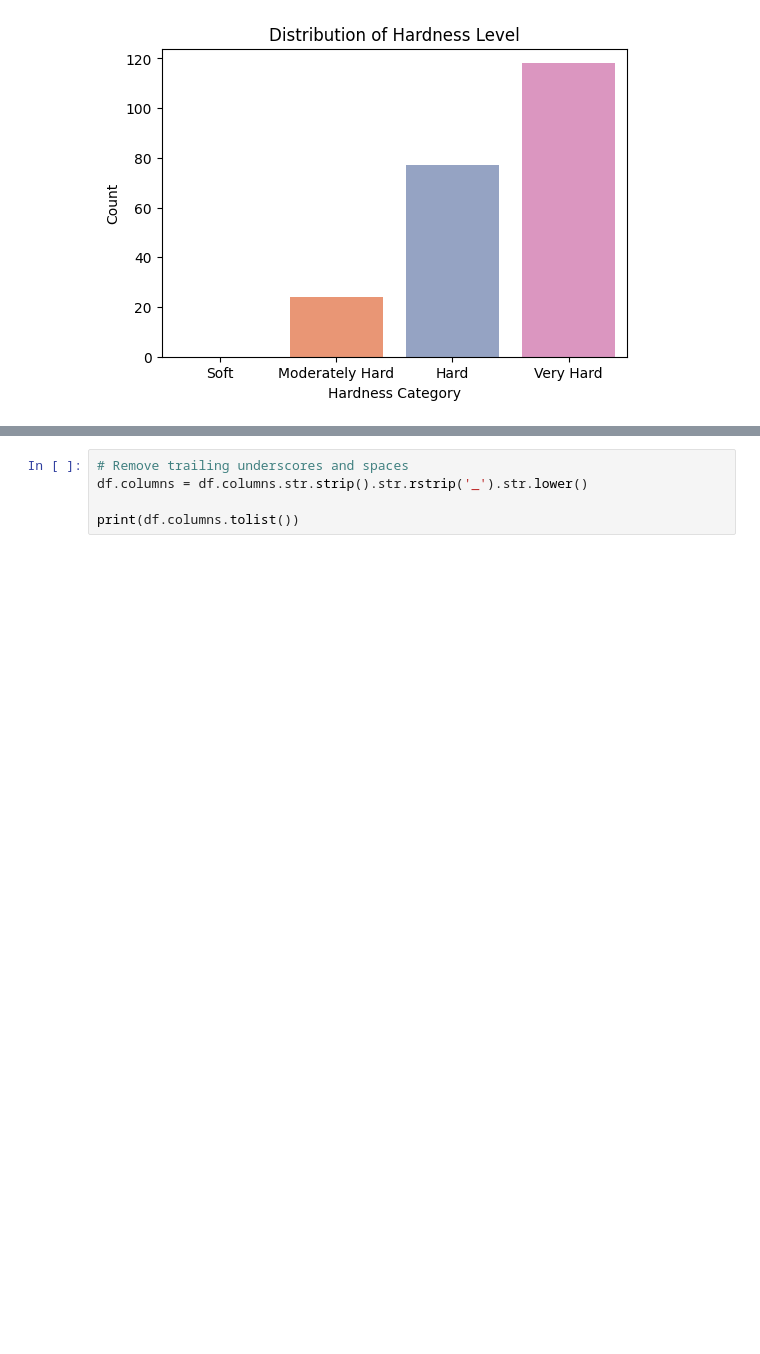
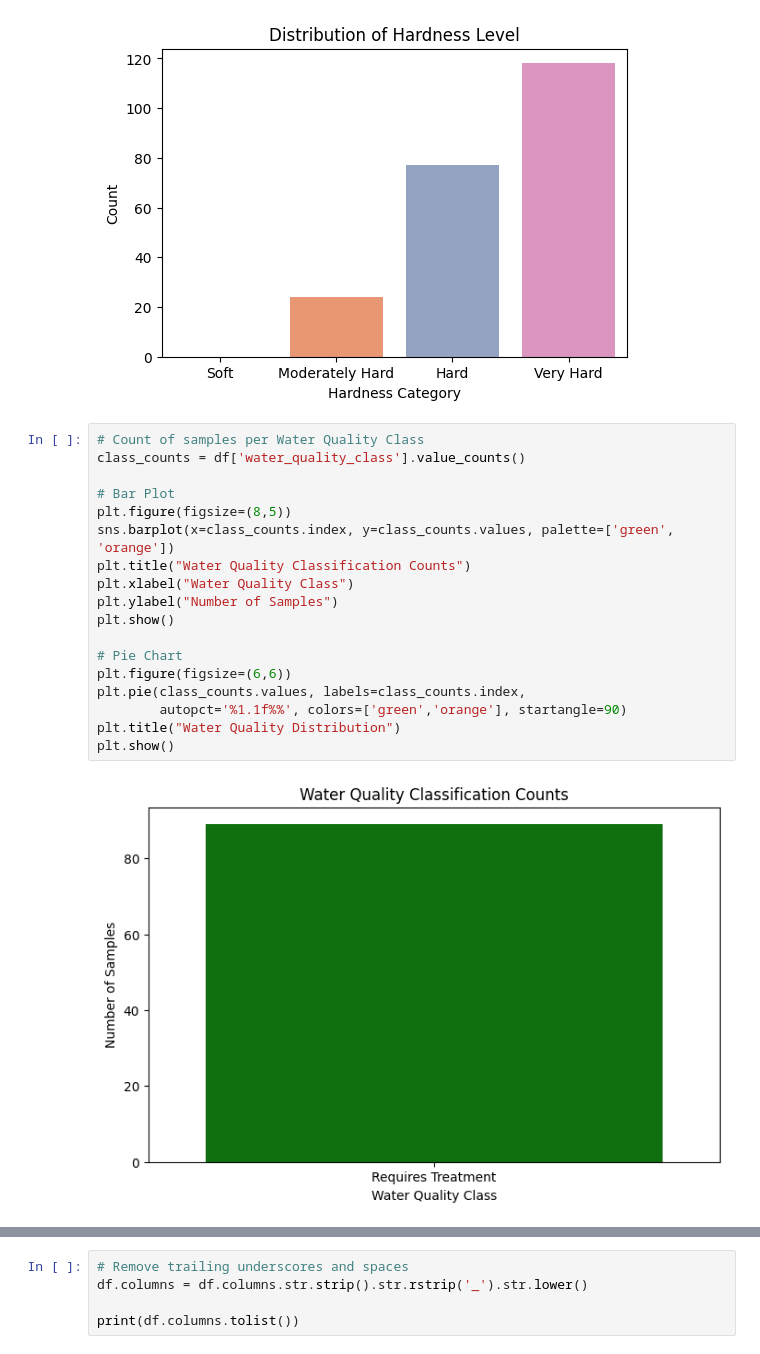
Before and after one commit to Jeremy809/Workplace, a Jupyter notebook: QCTO---Workplace-Module-Notebook-Template-4571.ipynb, the cells around one changed output, grey strips where cells are left out. Drawn from its saved outputs; the diff is of its cells as text; blank space fills up the shorter version.

```diff
--- a/QCTO---Workplace-Module-Notebook-Template-4571.ipynb
+++ b/QCTO---Workplace-Module-Notebook-Template-4571.ipynb
@@ -388,3 +447,23 @@ plt.ylabel("Count")
 plt.show()
 # %% [output]
 [figure]
+# %%
+# Count of samples per Water Quality Class
+class_counts = df['water_quality_class'].value_counts()
+
+# Bar Plot
+plt.figure(figsize=(8,5))
+sns.barplot(x=class_counts.index, y=class_counts.values, palette=['green', 'orange'])
+plt.title("Water Quality Classification Counts")
+plt.xlabel("Water Quality Class")
+plt.ylabel("Number of Samples")
+plt.show()
+
+# Pie Chart
+plt.figure(figsize=(6,6))
+plt.pie(class_counts.values, labels=class_counts.index,
+        autopct='%1.1f%%', colors=['green','orange'], startangle=90)
+plt.title("Water Quality Distribution")
+plt.show()
+# %% [output]
+[figure, added]
```
Also changed, not shown: parts of 7 cells of this notebook, 3 other files.
